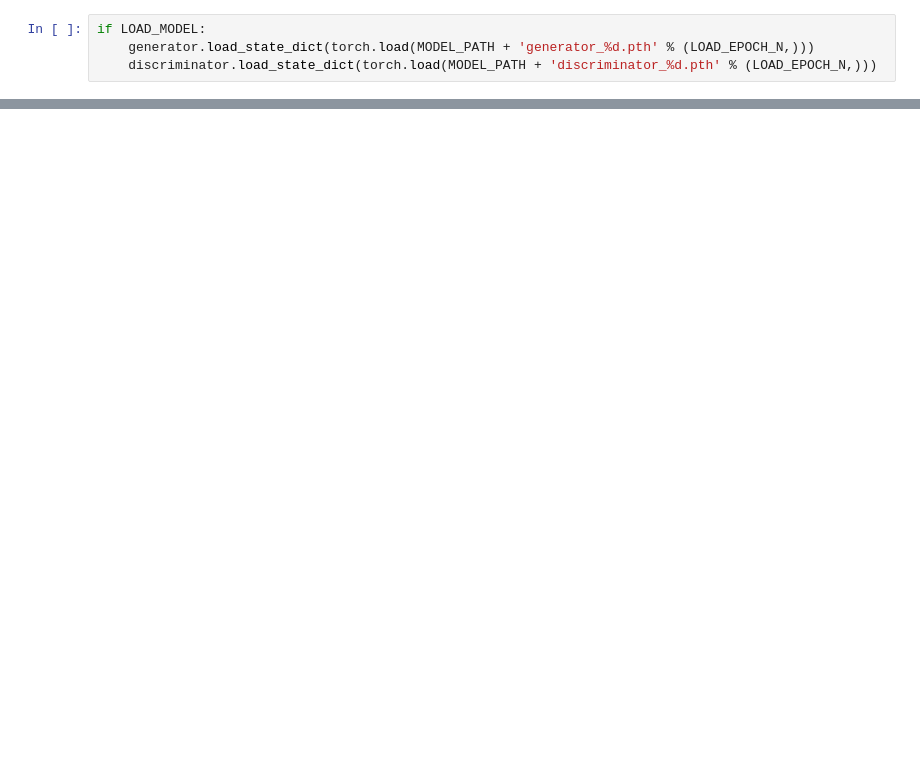
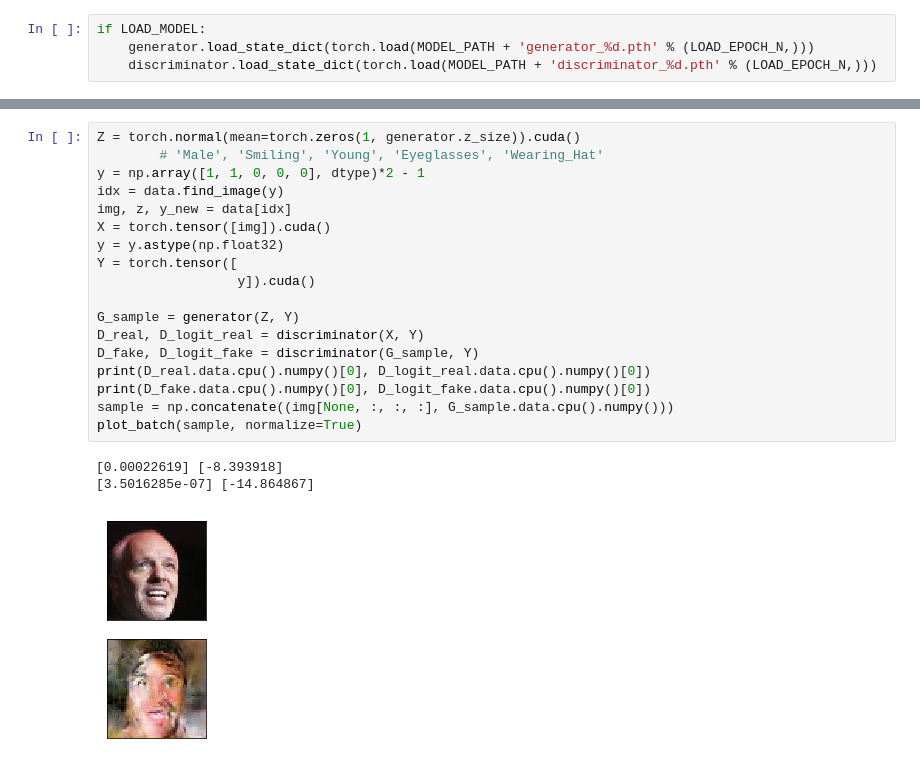
Before and after one commit to trifonova-n/inpainting, a Jupyter notebook: conditional_gan_training.ipynb, the cells around one changed output, grey strips where cells are left out. Cells and saved outputs as stored; diff of their text form; blank space fills up the shorter version.

```diff
--- a/conditional_gan_training.ipynb
+++ b/conditional_gan_training.ipynb
@@ -52,0 +59,22 @@ plot_batch((G_sample.data.cpu().numpy() + 1) / 2)
+# %%
+Z = torch.normal(mean=torch.zeros(1, generator.z_size)).cuda()
+        # 'Male', 'Smiling', 'Young', 'Eyeglasses', 'Wearing_Hat'
+y = np.array([1, 1, 0, 0, 0], dtype)*2 - 1
+idx = data.find_image(y)
+img, z, y_new = data[idx]
+X = torch.tensor([img]).cuda()
+y = y.astype(np.float32)
+Y = torch.tensor([
+                  y]).cuda()
+
+G_sample = generator(Z, Y)
+D_real, D_logit_real = discriminator(X, Y)
+D_fake, D_logit_fake = discriminator(G_sample, Y)
+print(D_real.data.cpu().numpy()[0], D_logit_real.data.cpu().numpy()[0])
+print(D_fake.data.cpu().numpy()[0], D_logit_fake.data.cpu().numpy()[0])
+sample = np.concatenate((img[None, :, :, :], G_sample.data.cpu().numpy()))
+plot_batch(sample, normalize=True)
+# %% [output]
+[0.00022619] [-8.393918]
+[3.5016285e-07] [-14.864867]
+[figure, added]
```
Also changed, not shown: parts of 6 cells of this notebook, 6 other files.
